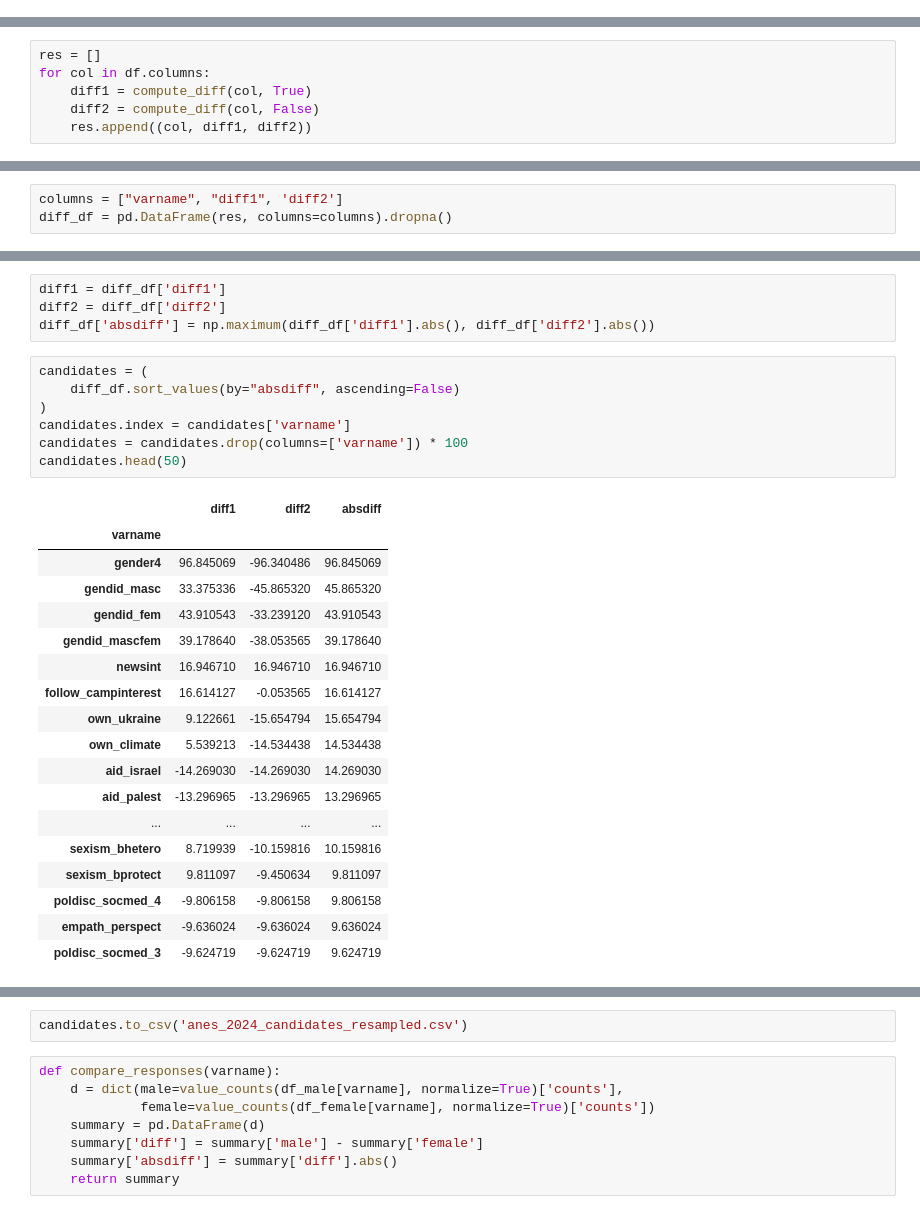
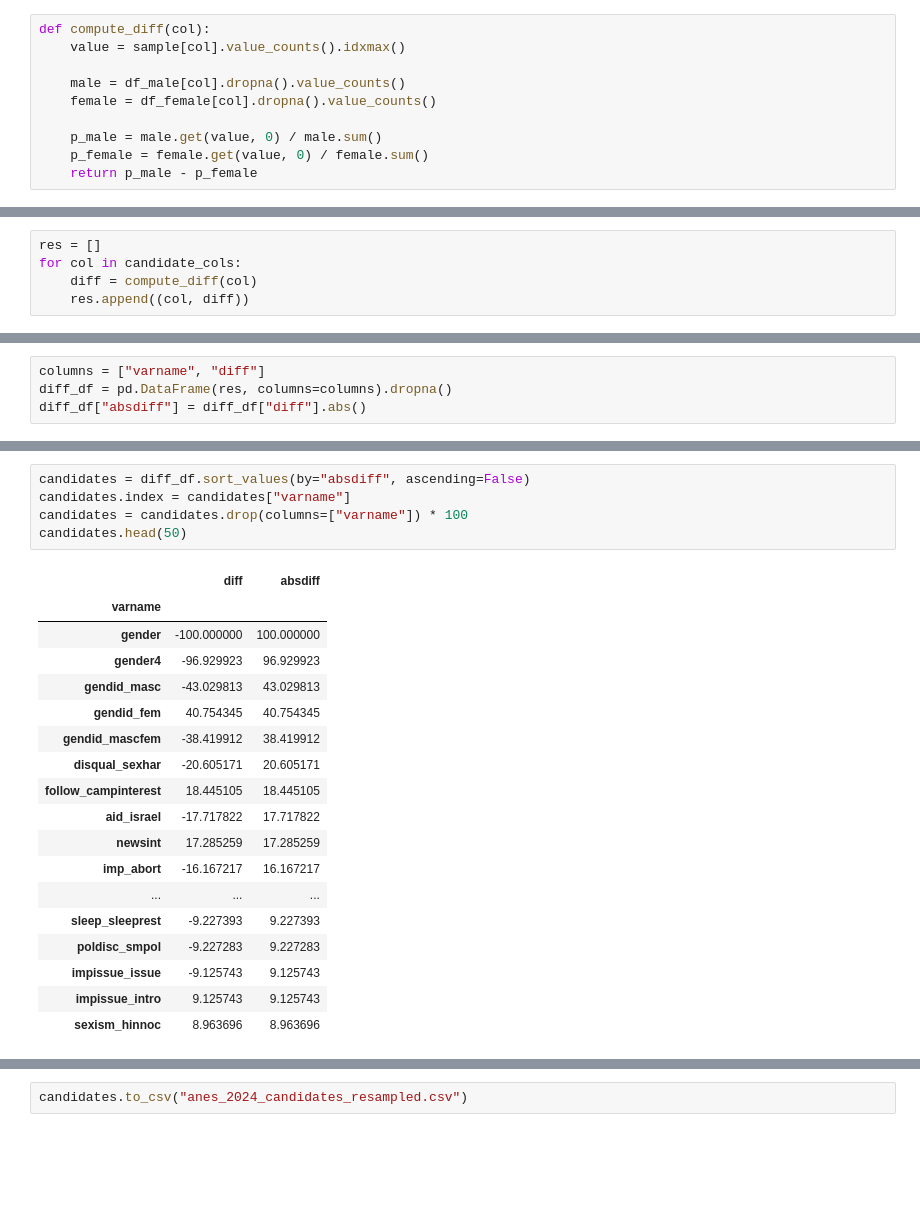
Before and after one commit to AllenDowney/ProbablyOverthinkingIt, a Jupyter notebook: examples/anes_2024_pilot.ipynb, the cells around one changed output, grey strips where cells are left out. Saved outputs shown, nothing was run; the diff lists cells and outputs as text; blank space fills up the shorter version.

```diff
--- a/examples/anes_2024_pilot.ipynb
+++ b/examples/anes_2024_pilot.ipynb
@@ -674,0 +1095,10 @@ def compute_diff(col, flag):
+# %%
+def compute_diff(col):
+    value = sample[col].value_counts().idxmax()
+
+    male = df_male[col].dropna().value_counts()
+    female = df_female[col].dropna().value_counts()
+
+    p_male = male.get(value, 0) / male.sum()
+    p_female = female.get(value, 0) / female.sum()
+    return p_male - p_female
@@ -675,6 +1107,5 @@ def compute_diff(col, flag):
 # %%
 res = []
-for col in df.columns:
-    diff1 = compute_diff(col, True)
-    diff2 = compute_diff(col, False)
-    res.append((col, diff1, diff2))
+for col in candidate_cols:
+    diff = compute_diff(col)
+    res.append((col, diff))
@@ -681,3 +1114,4 @@ for col in df.columns:
 # %%
-columns = ["varname", "diff1", 'diff2']
+columns = ["varname", "diff"]
 diff_df = pd.DataFrame(res, columns=columns).dropna()
+diff_df["absdiff"] = diff_df["diff"].abs()
@@ -684,30 +1120,24 @@ diff_df = pd.DataFrame(res, columns=columns).dropna()
-# %%
-diff1 = diff_df['diff1']
-diff2 = diff_df['diff2']
-diff_df['absdiff'] = np.maximum(diff_df['diff1'].abs(), diff_df['diff2'].abs())
 # %%
-candidates = (
-    diff_df.sort_values(by="absdiff", ascending=False)
-)
-candidates.index = candidates['varname']
-candidates = candidates.drop(columns=['varname']) * 100
+candidates = diff_df.sort_values(by="absdiff", ascending=False)
+candidates.index = candidates["varname"]
+candidates = candidates.drop(columns=["varname"]) * 100
 candidates.head(50)
 # %% [output]
-|  | diff1 | diff2 | absdiff |
-| varname |  |  |  |
-| gender4 | 96.845069 | -96.340486 | 96.845069 |
-| gendid_masc | 33.375336 | -45.865320 | 45.865320 |
-| gendid_fem | 43.910543 | -33.239120 | 43.910543 |
-| gendid_mascfem | 39.178640 | -38.053565 | 39.178640 |
-| newsint | 16.946710 | 16.946710 | 16.946710 |
-| follow_campinterest | 16.614127 | -0.053565 | 16.614127 |
-| own_ukraine | 9.122661 | -15.654794 | 15.654794 |
-| own_climate | 5.539213 | -14.534438 | 14.534438 |
-| aid_israel | -14.269030 | -14.269030 | 14.269030 |
-| aid_palest | -13.296965 | -13.296965 | 13.296965 |
-| ... | ... | ... | ... |
-| sexism_bhetero | 8.719939 | -10.159816 | 10.159816 |
-| sexism_bprotect | 9.811097 | -9.450634 | 9.811097 |
-| poldisc_socmed_4 | -9.806158 | -9.806158 | 9.806158 |
-| empath_perspect | -9.636024 | -9.636024 | 9.636024 |
-| poldisc_socmed_3 | -9.624719 | -9.624719 | 9.624719 |
+|  | diff | absdiff |
+| varname |  |  |
+| gender | -100.000000 | 100.000000 |
+| gender4 | -96.929923 | 96.929923 |
+| gendid_masc | -43.029813 | 43.029813 |
+| gendid_fem | 40.754345 | 40.754345 |
+| gendid_mascfem | -38.419912 | 38.419912 |
+| disqual_sexhar | -20.605171 | 20.605171 |
+| follow_campinterest | 18.445105 | 18.445105 |
+| aid_israel | -17.717822 | 17.717822 |
+| newsint | 17.285259 | 17.285259 |
+| imp_abort | -16.167217 | 16.167217 |
+| ... | ... | ... |
+| sleep_sleeprest | -9.227393 | 9.227393 |
+| poldisc_smpol | -9.227283 | 9.227283 |
+| impissue_issue | -9.125743 | 9.125743 |
+| impissue_intro | 9.125743 | 9.125743 |
+| sexism_hinnoc | 8.963696 | 8.963696 |
@@ -714,10 +1145,2 @@ candidates.head(50)
 # %%
-candidates.to_csv('anes_2024_candidates_resampled.csv')
+candidates.to_csv("anes_2024_candidates_resampled.csv")
-# %%
-def compare_responses(varname):
-    d = dict(male=value_counts(df_male[varname], normalize=True)['counts'],
-             female=value_counts(df_female[varname], normalize=True)['counts'])
-    summary = pd.DataFrame(d)
-    summary['diff'] = summary['male'] - summary['female']
-    summary['absdiff'] = summary['diff'].abs()
-    return summary
```
Also changed, not shown: parts of 124 cells of this notebook.
